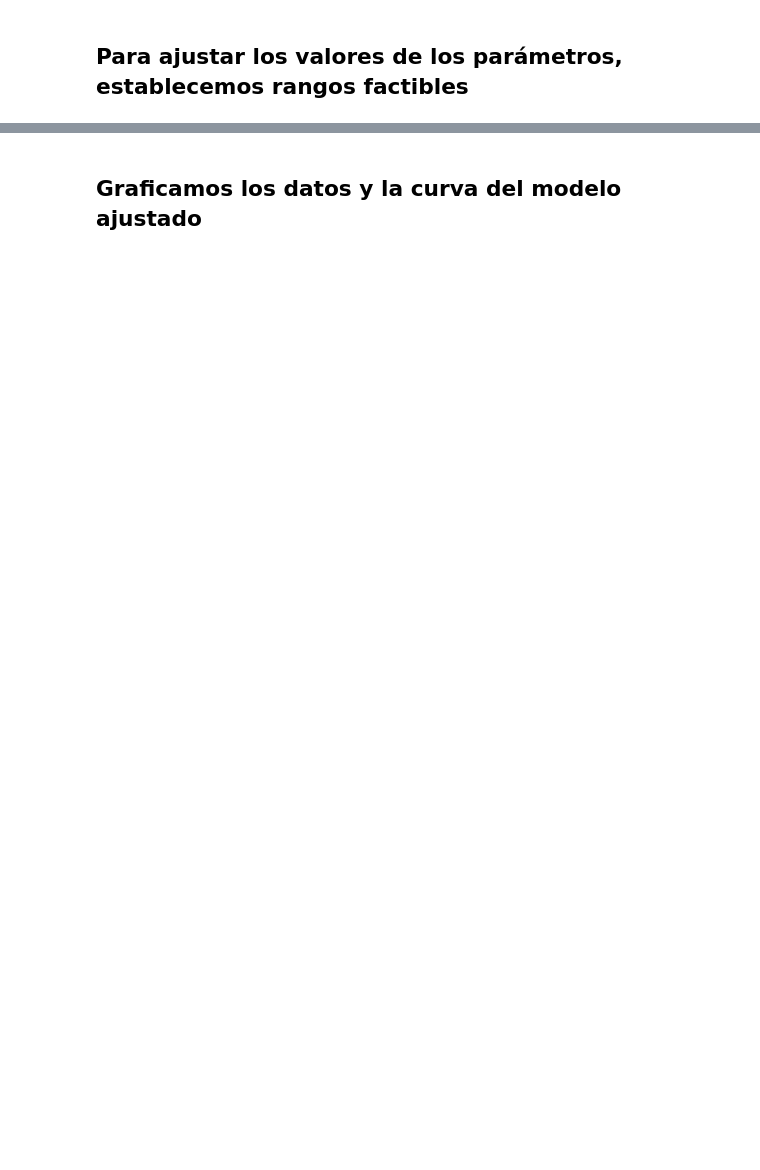
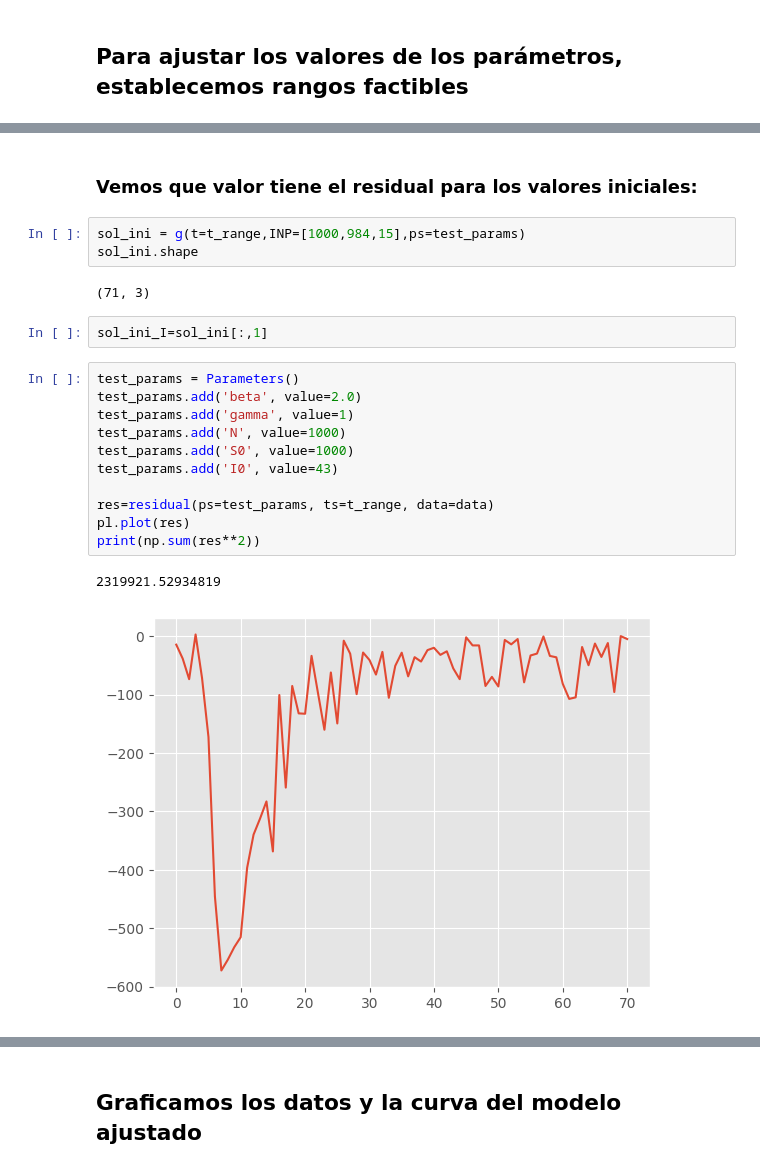
Before and after one commit to leticiaram/Modelacion-Epidemiologica, a Jupyter notebook: 2_Ajuste_Numerico_modelo_SIR.ipynb, the cells around one changed output, grey strips where cells are left out. Cells and saved outputs as stored; diff of their text form; blank space fills up the shorter version.

```diff
--- a/2_Ajuste_Numerico_modelo_SIR.ipynb
+++ b/2_Ajuste_Numerico_modelo_SIR.ipynb
@@ -120,0 +139,23 @@ params.add('I0', value=float(data[0, 1]), min=0, max=1000)
+# %% [markdown]
+### Vemos que valor tiene el residual para los valores iniciales:
+# %%
+sol_ini = g(t=t_range,INP=[1000,984,15],ps=test_params)
+sol_ini.shape
+# %% [output]
+(71, 3)
+# %%
+sol_ini_I=sol_ini[:,1]
+# %%
+test_params = Parameters()
+test_params.add('beta', value=2.0)
+test_params.add('gamma', value=1)
+test_params.add('N', value=1000)
+test_params.add('S0', value=1000)
+test_params.add('I0', value=43)
+
+res=residual(ps=test_params, ts=t_range, data=data)
+pl.plot(res)
+print(np.sum(res**2))
+# %% [output]
+2319921.52934819
+[figure, added]
```
Also changed, not shown: parts of 15 cells of this notebook.
